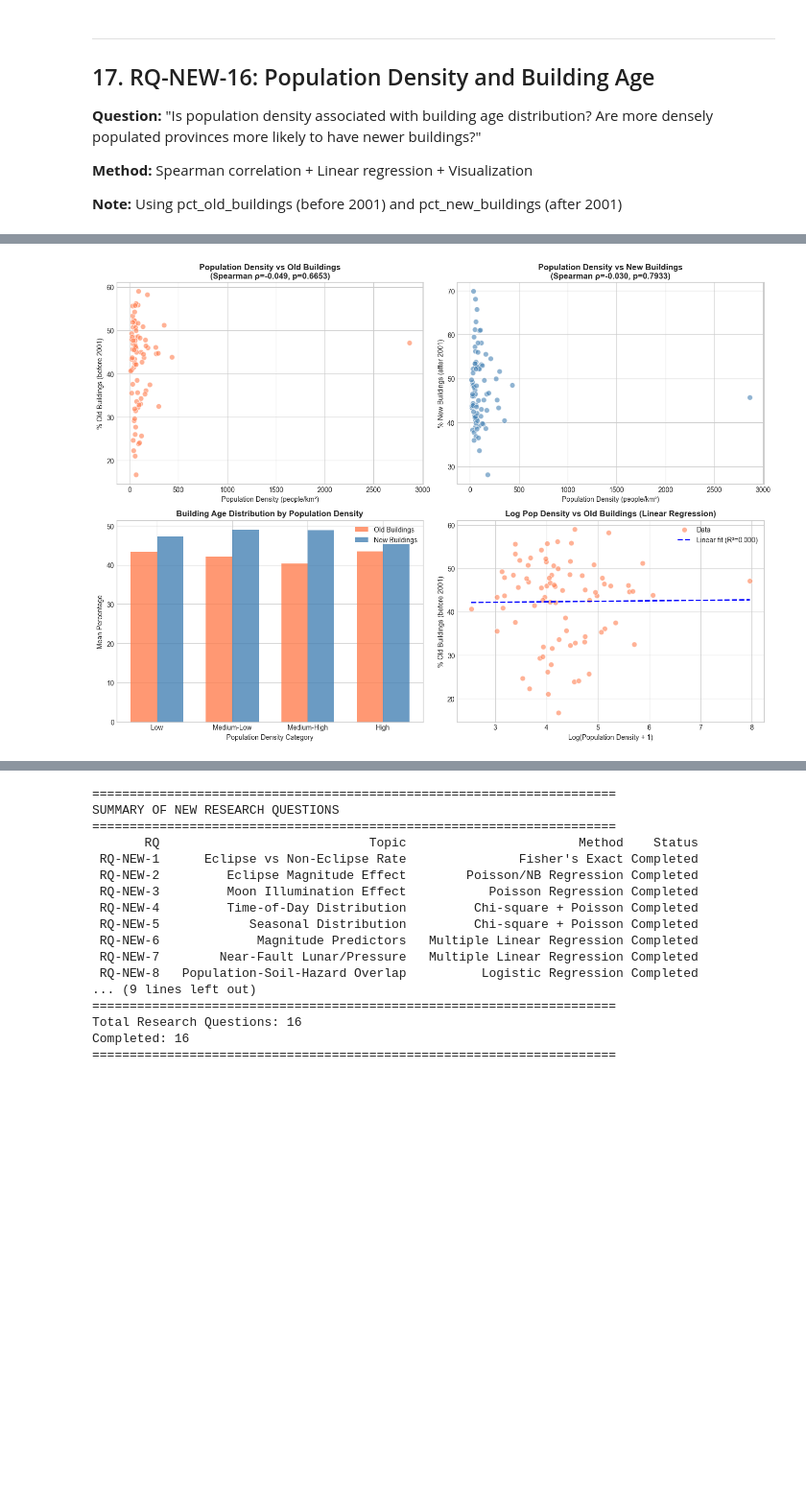
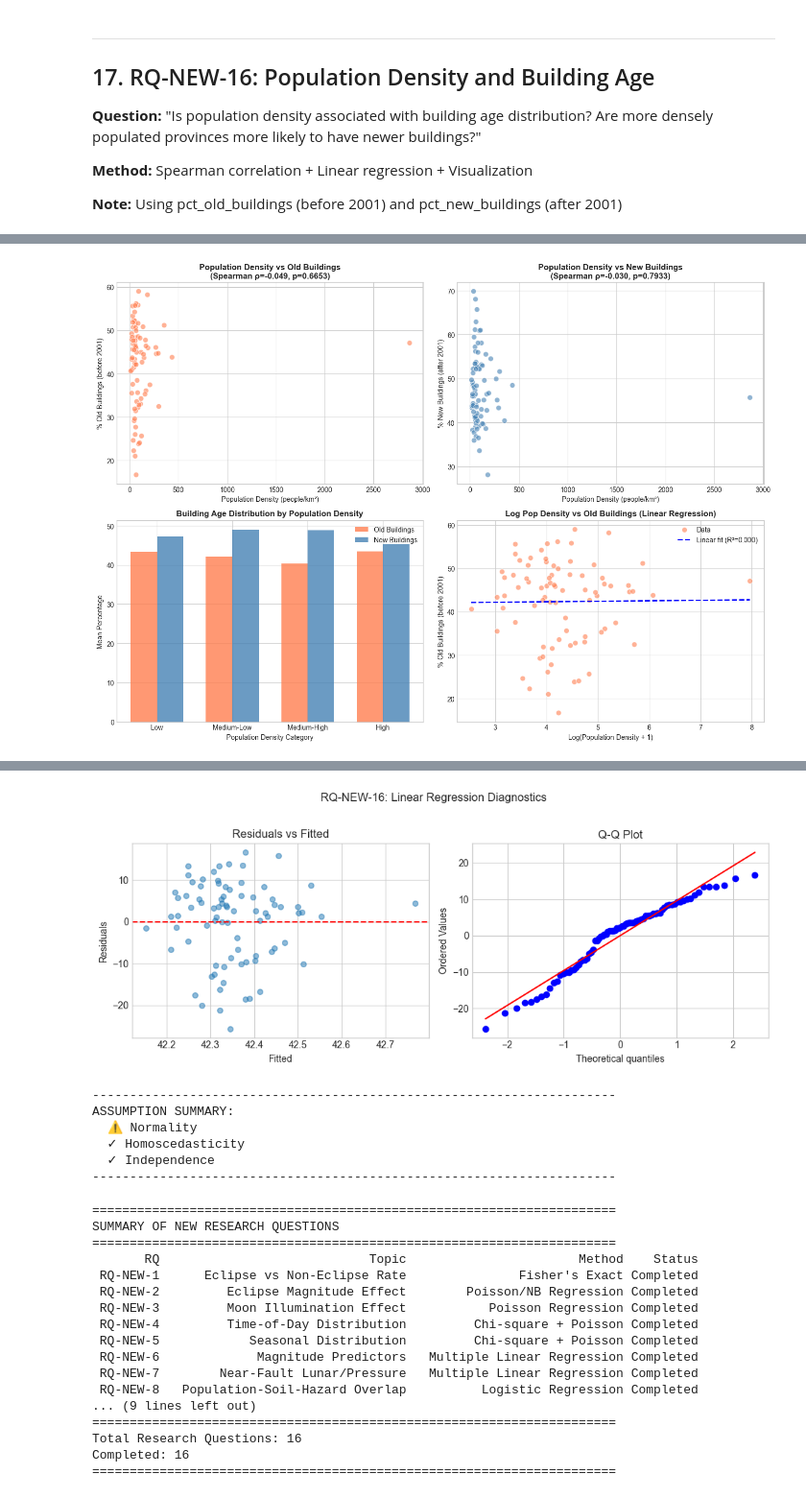
Before and after one commit to esenbora/stat495project, a Jupyter notebook: notebooks/17_new_research_questions.ipynb, the cells around one changed output, grey strips where cells are left out. Shown at 96% size. Cells and saved outputs as stored; diff of their text form; code cells hidden in the pictures; blank space fills up the shorter version.

```diff
--- a/notebooks/17_new_research_questions.ipynb
+++ b/notebooks/17_new_research_questions.ipynb
@@ -2355,6 +3218,76 @@ if p_old < 0.05:
 if p_new < 0.05:
     direction_new = 'more' if rho_new > 0 else 'fewer'
     print(f'SIGNIFICANT: Densely populated provinces tend to have {direction_new} new buildings')
+
+
+
+# ============================================================
+# LINEAR REGRESSION ASSUMPTIONS CHECK - RQ-NEW-16
+# ============================================================
+print('\n' + '='*70)
+print('LINEAR REGRESSION - ASSUMPTION CHECKS (RQ-NEW-16)')
+print('='*70)
+
+# Get residuals
+residuals = ols_model.resid
+fitted = ols_model.fittedvalues
+
+# 1. Linearity
+print('\n1. Linearity:')
+print('   → Assessing relationship between population density and building age')
+
+# 2. Normality
+stat_shapiro, p_shapiro = stats.shapiro(residuals)
+print(f'\n2. Normality of Residuals:')
+print(f'   Shapiro-Wilk: W={stat_shapiro:.4f}, p={p_shapiro:.4f}')
+if p_shapiro >= 0.05:
+    print('   ✓ Residuals are normal')
+else:
+    print('   ⚠ Non-normal residuals')
+    print(f'   → N={len(residuals)}, robust for inference')
+
+# 3. Homoscedasticity
+from statsmodels.stats.diagnostic import het_breuschpagan
+bp_stat, bp_pval, _, _ = het_breuschpagan(residuals, ols_model.model.exog)
+print(f'\n3. Homoscedasticity:')
+print(f'   Breusch-Pagan: LM={bp_stat:.2f}, p={bp_pval:.4f}')
+if bp_pval >= 0.05:
+    print('   ✓ Constant variance')
+else:
+    print('   ⚠ Heteroscedasticity detected')
+
+# 4. Independence
+from statsmodels.stats.stattools import durbin_watson
+dw = durbin_watson(residuals)
+print(f'\n4. Independence:')
+print(f'   Durbin-Watson: {dw:.4f}')
+if 1.5 < dw < 2.5:
+    print('   ✓ No significant autocorrelation')
+else:
+    print('   ⚠ Possible autocorrelation')
+
+# Diagnostic plot
+fig, axes = plt.subplots(1, 2, figsize=(10, 4))
+axes[0].scatter(fitted, residuals, alpha=0.5, s=30)
+axes[0].axhline(y=0, color='r', linestyle='--')
+axes[0].set_xlabel('Fitted')
+axes[0].set_ylabel('Residuals')
+axes[0].set_title('Residuals vs Fitted')
+
+stats.probplot(residuals, dist="norm", plot=axes[1])
+axes[1].set_title('Q-Q Plot')
+
+plt.suptitle('RQ-NEW-16: Linear Regression Diagnostics', y=1.02)
+plt.tight_layout()
+plt.savefig(os.path.join(OUTPUT_DIR, 'rq16_regression_diagnostics.png'), dpi=300, bbox_inches='tight')
+plt.show()
+
+print('\n' + '-'*70)
+print('ASSUMPTION SUMMARY:')
+print(f'  {"✓" if p_shapiro >= 0.05 else "⚠"} Normality')
+print(f'  {"✓" if bp_pval >= 0.05 else "⚠"} Homoscedasticity')
+print(f'  {"✓" if 1.5 < dw < 2.5 else "⚠"} Independence')
+print('-'*70)
 # %% [output]
 ======================================================================
 RQ-NEW-16: POPULATION DENSITY AND BUILDING AGE
@@ -2378,3 +3327,10 @@ High                      43.53              45.42
+[figure, added]
+----------------------------------------------------------------------
+ASSUMPTION SUMMARY:
+  ⚠ Normality
+  ✓ Homoscedasticity
+  ✓ Independence
+----------------------------------------------------------------------
 # %%
 # Create summary table
 print('='*70)
```
Also changed, not shown: parts of 12 cells of this notebook, 4 other files.
